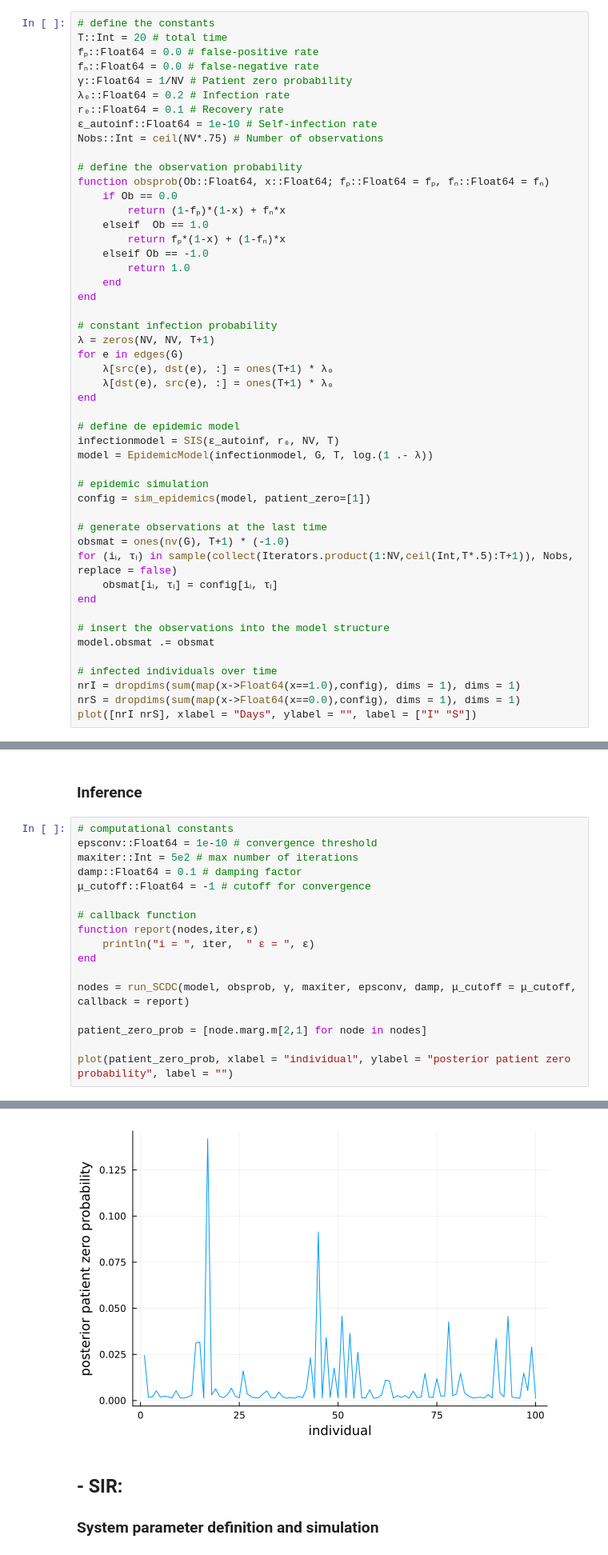
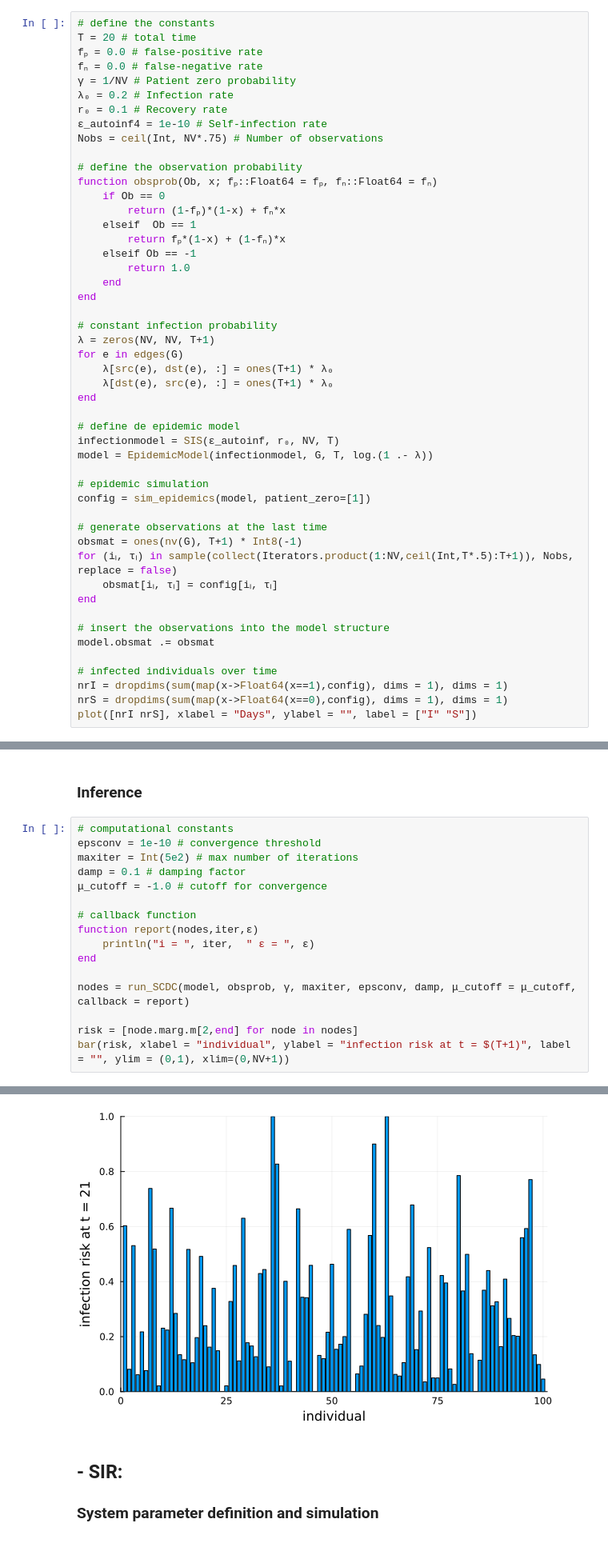
Before and after one commit to Mattiatarabolo/SmallCouplingDynamicCavity.jl, a Jupyter notebook: notebook/Tutorial.ipynb, the cells around one changed output, grey strips where cells are left out. Shown at 80% size. Saved outputs shown, nothing was run; the diff lists cells and outputs as text.

```diff
--- a/notebook/Tutorial.ipynb
+++ b/notebook/Tutorial.ipynb
@@ -121,22 +122,22 @@ Converged after 43 iterations
 ### System parameter definition and simulation
 # %%
 # define the constants
-T::Int = 20 # total time
-fₚ::Float64 = 0.0 # false-positive rate
-fₙ::Float64 = 0.0 # false-negative rate
-γ::Float64 = 1/NV # Patient zero probability
-λ₀::Float64 = 0.2 # Infection rate
-r₀::Float64 = 0.1 # Recovery rate
-ε_autoinf::Float64 = 1e-10 # Self-infection rate
-Nobs::Int = ceil(NV*.75) # Number of observations
+T = 20 # total time
+fₚ = 0.0 # false-positive rate
+fₙ = 0.0 # false-negative rate
+γ = 1/NV # Patient zero probability
+λ₀ = 0.2 # Infection rate
+r₀ = 0.1 # Recovery rate
+ε_autoinf4 = 1e-10 # Self-infection rate
+Nobs = ceil(Int, NV*.75) # Number of observations
 
 # define the observation probability
-function obsprob(Ob::Float64, x::Float64; fₚ::Float64 = fₚ, fₙ::Float64 = fₙ)
-    if Ob == 0.0
+function obsprob(Ob, x; fₚ::Float64 = fₚ, fₙ::Float64 = fₙ)
+    if Ob == 0
         return (1-fₚ)*(1-x) + fₙ*x
-    elseif  Ob == 1.0
+    elseif  Ob == 1
         return fₚ*(1-x) + (1-fₙ)*x
-    elseif Ob == -1.0
+    elseif Ob == -1
         return 1.0
     end
 end
@@ -156,7 +157,7 @@ model = EpidemicModel(infectionmodel, G, T, log.(1 .- λ))
 config = sim_epidemics(model, patient_zero=[1])
 
 # generate observations at the last time
-obsmat = ones(nv(G), T+1) * (-1.0)
+obsmat = ones(nv(G), T+1) * Int8(-1)
 for (iₗ, τₗ) in sample(collect(Iterators.product(1:NV,ceil(Int,T*.5):T+1)), Nobs, replace = false)
     obsmat[iₗ, τₗ] = config[iₗ, τₗ]
 end
@@ -165,7 +166,7 @@ end
 model.obsmat .= obsmat
 
 # infected individuals over time
-nrI = dropdims(sum(map(x->Float64(x==1.0),config), dims = 1), dims = 1)
-nrS = dropdims(sum(map(x->Float64(x==0.0),config), dims = 1), dims = 1)
+nrI = dropdims(sum(map(x->Float64(x==1),config), dims = 1), dims = 1)
+nrS = dropdims(sum(map(x->Float64(x==0),config), dims = 1), dims = 1)
 plot([nrI nrS], xlabel = "Days", ylabel = "", label = ["I" "S"])
 # %% [output]
@@ -176,10 +175,10 @@ Matrix{Float64}
 ### Inference
 # %%
 # computational constants
-epsconv::Float64 = 1e-10 # convergence threshold
-maxiter::Int = 5e2 # max number of iterations
-damp::Float64 = 0.1 # damping factor
-μ_cutoff::Float64 = -1 # cutoff for convergence
+epsconv = 1e-10 # convergence threshold
+maxiter = Int(5e2) # max number of iterations
+damp = 0.1 # damping factor
+μ_cutoff = -1.0 # cutoff for convergence
 
 # callback function
 function report(nodes,iter,ε)
@@ -188,7 +187,6 @@ end
 
 nodes = run_SCDC(model, obsprob, γ, maxiter, epsconv, damp, μ_cutoff = μ_cutoff, callback = report)
 
-patient_zero_prob = [node.marg.m[2,1] for node in nodes]
-
-plot(patient_zero_prob, xlabel = "individual", ylabel = "posterior patient zero probability", label = "")
+risk = [node.marg.m[2,end] for node in nodes]
+bar(risk, xlabel = "individual", ylabel = "infection risk at t = $(T+1)", label = "", ylim = (0,1), xlim=(0,NV+1))
 # %% [output]
@@ -212,4 +210,4 @@ Converged after 52 iterations
-[figure, old version]
+[figure, new version]
 # %% [markdown]
 ## - SIR:
 
```
Also changed, not shown: parts of 16 cells of this notebook, 37 other files.
